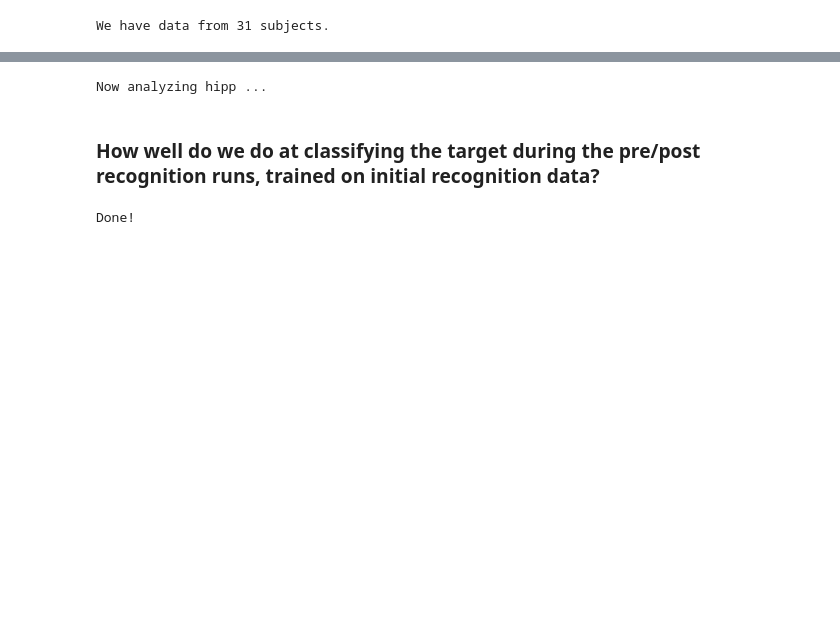
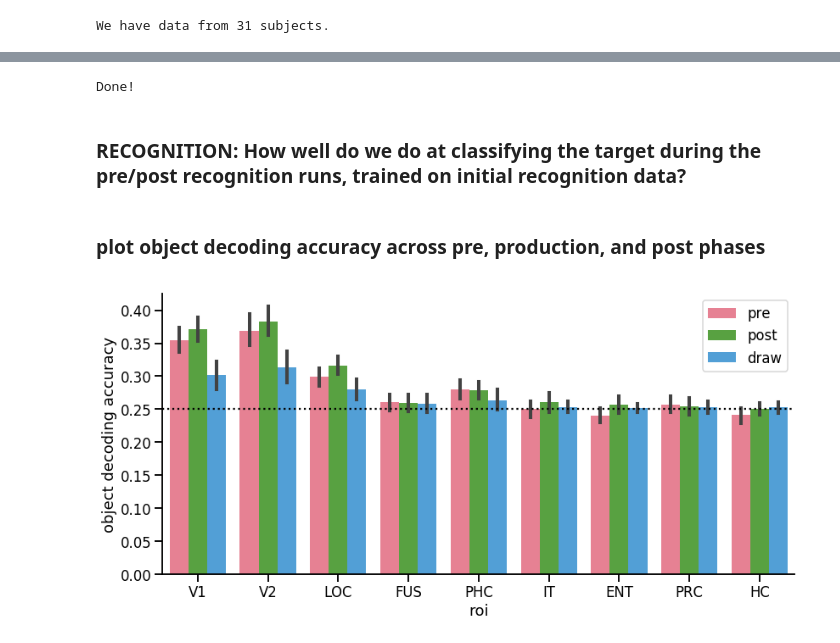
Before and after one commit to cogtoolslab/neurosketch, a Jupyter notebook: ipynb/golden/1_object_evidence_during_recognition.ipynb, the cells around one changed output, grey strips where cells are left out. Cells and saved outputs as stored; diff of their text form; code cells hidden in the pictures; blank space fills up the shorter version.

```diff
--- a/ipynb/golden/1_object_evidence_during_recognition.ipynb
+++ b/ipynb/golden/1_object_evidence_during_recognition.ipynb
@@ -56,16 +54,16 @@ if os.path.join(proj_dir, 'python') not in sys.path:
     sys.path.append(os.path.join(proj_dir, 'python'))
 
 ## module definitions
-import analysis_helpers as h
-reload(h)
-h.data_dir = data_dir
-h.path_to_recog = os.path.join(data_dir, 'features/recog')
-h.path_to_draw = os.path.join(data_dir, 'features/drawing')
-h.roi_list_draw = np.array(['V1Draw', 'V2Draw', 'LOCDraw', 'InsulaDraw', 'postCentralDraw',
+import utils
+reload(utils)
+utils.data_dir = data_dir
+utils.path_to_recog = os.path.join(data_dir, 'features/recog')
+utils.path_to_draw = os.path.join(data_dir, 'features/drawing')
+utils.roi_list_draw = np.array(['V1Draw', 'V2Draw', 'LOCDraw', 'InsulaDraw', 'postCentralDraw',
                             'preCentralDraw', 'ParietalDraw', 'FrontalDraw', 'smgDraw'])
-h.roi_list_recog = ['V1','V2','LOC','IT','fusiform','parahippo','PRC','ento','hipp']
-h.roi_list_recog_formatted = np.array(['V1', 'V2', 'LOC', 'FUS','PHC','IT','ENT','PRC','HC'])
-roi_list_recog = h.roi_list_recog
+utils.roi_list_recog = ['V1','V2','LOC','IT','fusiform','parahippo','PRC','ento','hipp']
+utils.roi_list_recog_formatted = np.array(['V1', 'V2', 'LOC', 'FUS','PHC','IT','ENT','PRC','HC'])
+roi_list_recog = utils.roi_list_recog
 # %% [markdown]
 ### get file list
 # %%
@@ -122,29 +120,31 @@ We have data from 31 subjects.
 # %%
-reload(h)
+reload(utils)
 version = '4way'
 logged = True
 
-really_run = 1
+really_run = 0
 if really_run:
 
-    ALLDM, Acc = h.make_drawing_predictions(sub_list,roi_list_recog,
+    ALLDM, Acc = utils.make_drawing_predictions(sub_list,roi_list_recog,
                                             version=version,logged=logged)
     ## save out Acc
     np.save(os.path.join(results_dir,'decoding_object_accuracy_production.npy'),Acc)
+
+print 'Done!'
 # %% [output]
-Now analyzing hipp ...
+Done!
 # %% [markdown]
-### How well do we do at classifying the target during the pre/post recognition runs, trained on initial recognition data?
+### RECOGNITION: How well do we do at classifying the target during the pre/post recognition runs, trained on initial recognition data?
 # %%
-reload(h)
+reload(utils)
 logged = True
 version = '4way'
 
-really_run = 1
+really_run = 0
 if really_run:
 
-    ALLPRE, Accpre = h.make_prepostrecog_predictions(sub_list,roi_list_recog,test_phase='pre',logged=logged)
-    ALLPOST, Accpost = h.make_prepostrecog_predictions(sub_list,roi_list_recog,test_phase='post',logged=logged)
+    ALLPRE, Accpre = utils.make_prepostrecog_predictions(sub_list,roi_list_recog,test_phase='pre',logged=logged)
+    ALLPOST, Accpost = utils.make_prepostrecog_predictions(sub_list,roi_list_recog,test_phase='post',logged=logged)
 
     ## add raw probs to ALLPRE and ALLPOST dataframes
     append_raw_dict = dict(zip(['t1_prob','t2_prob','c1_prob','c2_prob'],['t1_prob_raw','t2_prob_raw','c1_prob_raw','c2_prob_raw']))
@@ -161,5 +161,3 @@ if really_run:
     Accdiff = np.array(Accpost) - np.array(Accpre)
     np.save(os.path.join(results_dir,'decoding_object_accuracy_recog_diff.npy'),Accdiff)
     print 'Done!'
-# %% [output]
-Done!
@@ -218,0 +164,38 @@ def plot_recog_decoding(test_phase='pre'):
+# %% [markdown]
+### plot object decoding accuracy across pre, production, and post phases
+# %%
+reload(utils)
+Acc = np.load(os.path.join(results_dir,'decoding_object_accuracy_production.npy'))
+Accpre = np.load(os.path.join(results_dir,'decoding_object_accuracy_recog_pre.npy'))
+Accpost = np.load(os.path.join(results_dir,'decoding_object_accuracy_recog_post.npy'))
+Accdiff = np.load(os.path.join(results_dir,'decoding_object_accuracy_recog_diff.npy'))
+
+## aggregate pre, draw, post decoding accuracy
+AD = utils.preprocess_acc_array(Acc,phase='draw')
+AE = utils.preprocess_acc_array(Accpre,phase='pre')
+AO = utils.preprocess_acc_array(Accpost,phase='post')
+A = pd.concat([AE,AO,AD],axis=0)
+
+## save out change in decoding accuracy from pre to post to dataframe
+AF = utils.preprocess_acc_array(Accpost,phase='diff')
+A2 = pd.concat([AE,AO,AD,AF],axis=0)
+AF.to_csv(os.path.join(proj_dir,'csv/recog_decoding_changes_by_surfroi_and_subject_longform.csv'))
+A2.to_csv(os.path.join(proj_dir,'csv/object_decoding_by_surfroi_and_subject_longform.csv'))
+
+## generate plot
+g = sns.catplot(data=A,
+            x='roi',
+            y='acc',
+            hue='phase',
+            kind='bar',
+            palette='husl',
+            legend=False,
+            aspect=2,
+            height=6)
+plt.legend()
+plt.ylabel('object decoding accuracy')
+plt.axhline(0.25,linestyle=':',color='k')
+out_path = os.path.join(proj_dir,'plots/{}/decoding_accuracy_bars_all.pdf'.format(nb_name))
+plt.savefig(out_path,format='pdf')
+# %% [output]
+[figure, added]
```
Also changed, not shown: parts of 12 cells of this notebook.
